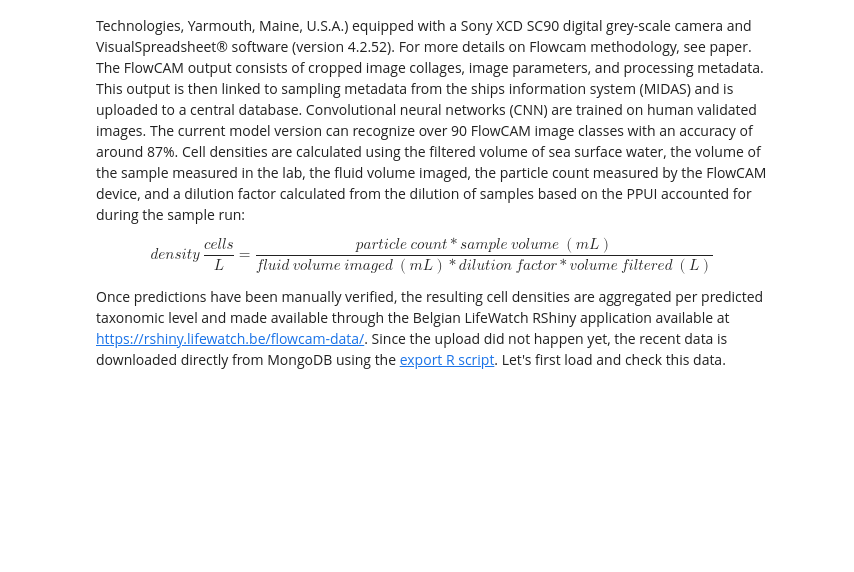
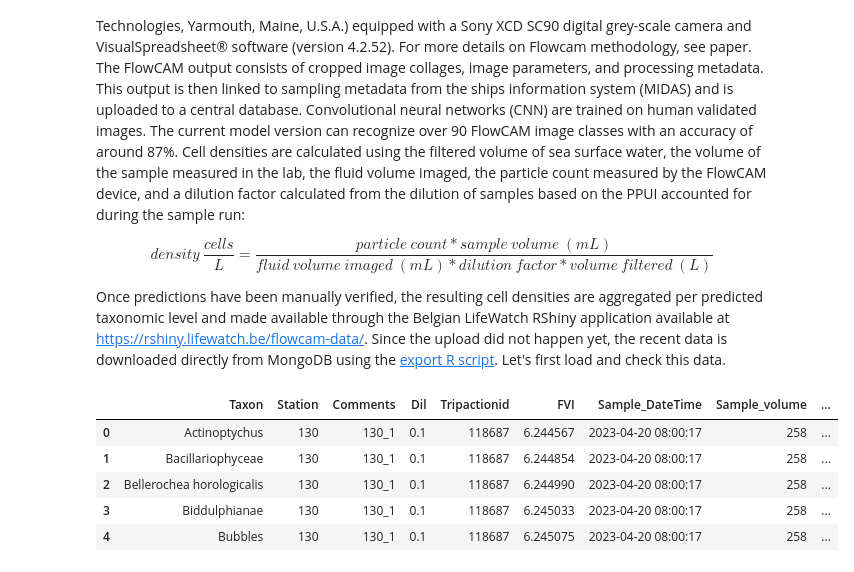
Before and after one commit to MichielPerneel/spring_campaign_2023, a Jupyter notebook: scripts/flowcam.ipynb, the cells around one changed output. Saved outputs shown, nothing was run; the diff lists cells and outputs as text; code cells hidden in the pictures; blank space fills up the shorter version.

```diff
--- a/scripts/flowcam.ipynb
+++ b/scripts/flowcam.ipynb
@@ -14,6 +14,17 @@ import plotly.express as px
 import matplotlib.pyplot as plt
 # %%
 # load data
-flowcam = pd.read_csv('../data/raw/flowcam_export.csv')
+flowcam = pd.read_csv('../data/raw/flowcam_validated.csv')
 
-# Removed JN identifiers from comments
+# Remove JN identifiers from comments
+flowcam['Comments'] = flowcam['Comments'].str.replace('JN22_', '')
+
+# Inspect data
+flowcam.head()
+# %% [output]
+|  | Taxon | Station | Comments | Dil | Tripactionid | FVI | Sample_DateTime | Sample_volume | ... |
+| 0 | Actinoptychus | 130 | 130_1 | 0.1 | 118687 | 6.244567 | 2023-04-20 08:00:17 | 258 | ... |
+| 1 | Bacillariophyceae | 130 | 130_1 | 0.1 | 118687 | 6.244854 | 2023-04-20 08:00:17 | 258 | ... |
+| 2 | Bellerochea horologicalis | 130 | 130_1 | 0.1 | 118687 | 6.244990 | 2023-04-20 08:00:17 | 258 | ... |
+| 3 | Biddulphianae | 130 | 130_1 | 0.1 | 118687 | 6.245033 | 2023-04-20 08:00:17 | 258 | ... |
+| 4 | Bubbles | 130 | 130_1 | 0.1 | 118687 | 6.245075 | 2023-04-20 08:00:17 | 258 | ... |
```
Also changed, not shown: parts of 7 cells of this notebook, 17 other files.
